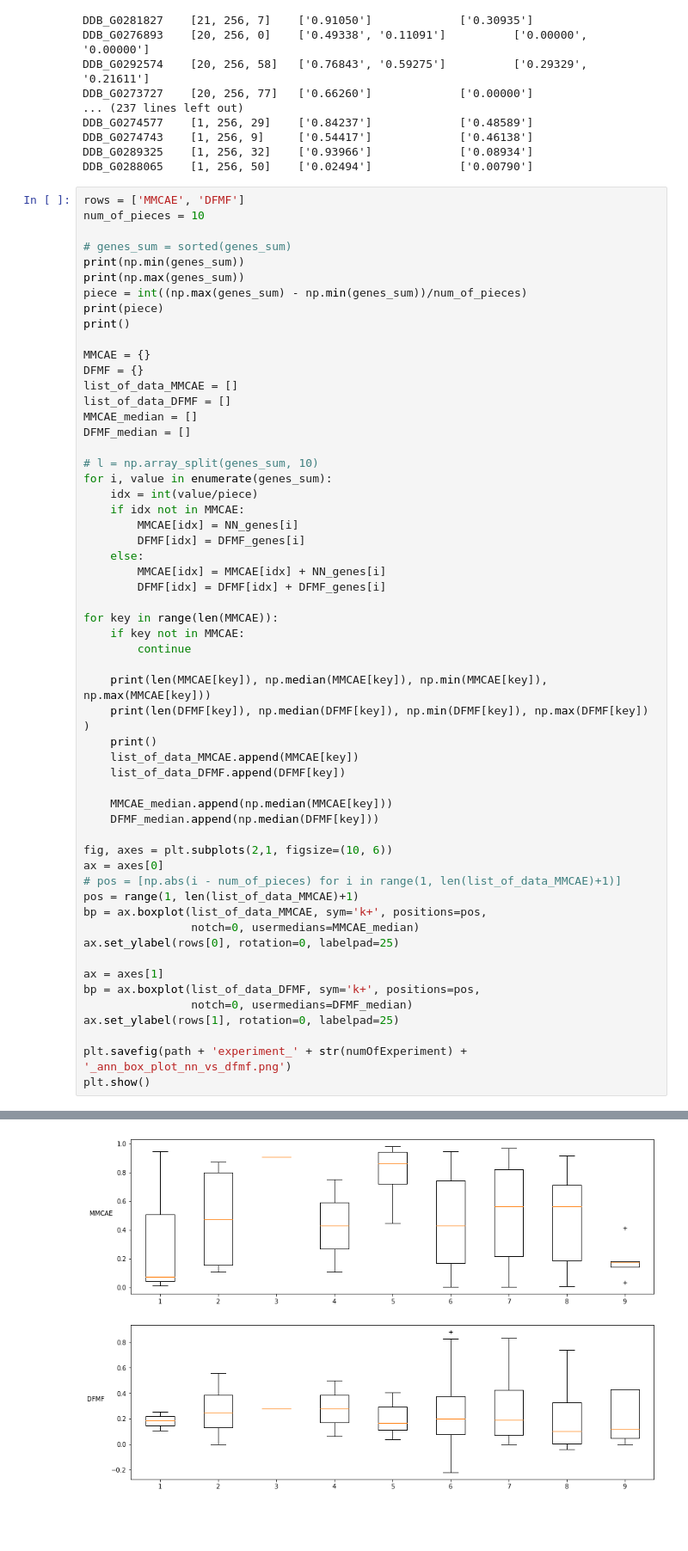
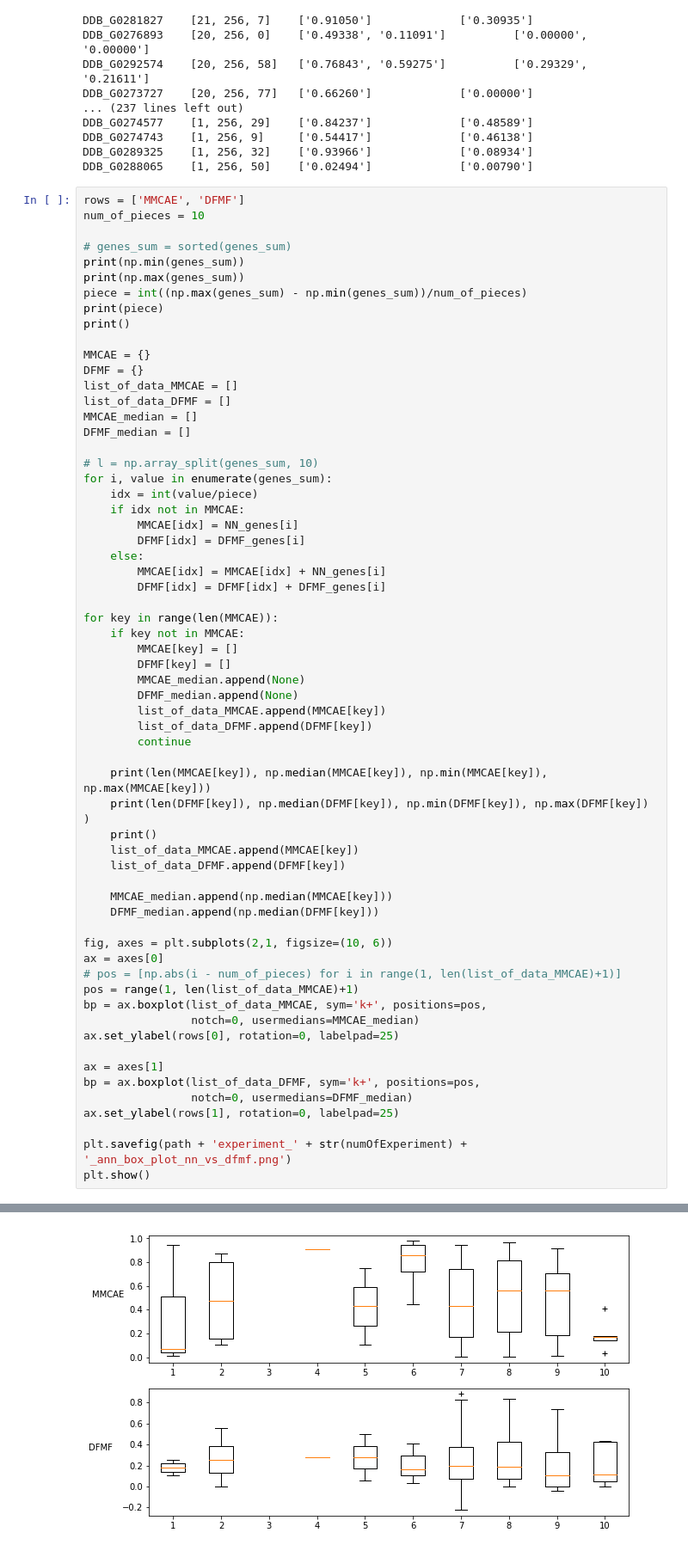
Before and after one commit to lovrek/MMCAE-data-fusion, a Jupyter notebook: Final Results/Model - dismissed data = 6%.ipynb, the cells around one changed output, grey strips where cells are left out. Shown at 86% size. Saved outputs shown, nothing was run; the diff lists cells and outputs as text; blank space fills up the shorter version.

Commit message:
Box plot

```diff
--- a/Final Results/Model - dismissed data = 6%.ipynb
+++ b/Final Results/Model - dismissed data = 6%.ipynb
@@ -1403,6 +1403,12 @@ for i, value in enumerate(genes_sum):
 
 for key in range(len(MMCAE)):
     if key not in MMCAE:
+        MMCAE[key] = []
+        DFMF[key] = []
+        MMCAE_median.append(None)
+        DFMF_median.append(None)
+        list_of_data_MMCAE.append(MMCAE[key])
+        list_of_data_DFMF.append(DFMF[key])
         continue
 
     print(len(MMCAE[key]), np.median(MMCAE[key]), np.min(MMCAE[key]), np.max(MMCAE[key]))
@@ -1420,31 +1426,31 @@ ax = axes[0]
 pos = range(1, len(list_of_data_MMCAE)+1)
 bp = ax.boxplot(list_of_data_MMCAE, sym='k+', positions=pos,
                 notch=0, usermedians=MMCAE_median)
 ax.set_ylabel(rows[0], rotation=0, labelpad=25)
 
 ax = axes[1]
 bp = ax.boxplot(list_of_data_DFMF, sym='k+', positions=pos,
                 notch=0, usermedians=DFMF_median)
 ax.set_ylabel(rows[1], rotation=0, labelpad=25)
 
 plt.savefig(path + 'experiment_' + str(numOfExperiment) + '_ann_box_plot_nn_vs_dfmf.png')
 plt.show()
 # %% [output]
 1
 422
 42
 
 3 0.07111322 0.012938468 0.94655776
 3 0.18210245403244224 0.10355685482931326 0.25463585400473154
 
 4 0.47233847 0.10792985 0.8732731
 4 0.2501856718824791 2.3160025498079534e-13 0.5568521852706816
 
 1 0.9083802 0.9083802 0.9083802
 1 0.27767196915517606 0.27767196915517606 0.27767196915517606
 ... (14 lines left out)
 25 0.10311536014657056 -0.04123005804774557 0.7408990862938315
 
 5 0.17306748 0.033127986 0.4131189
 5 0.11321505022029672 -0.0006037183624193857 0.4305815126080823
-[figure, old version]
+[figure, new version]
```
Also changed, not shown: 1 other file.
